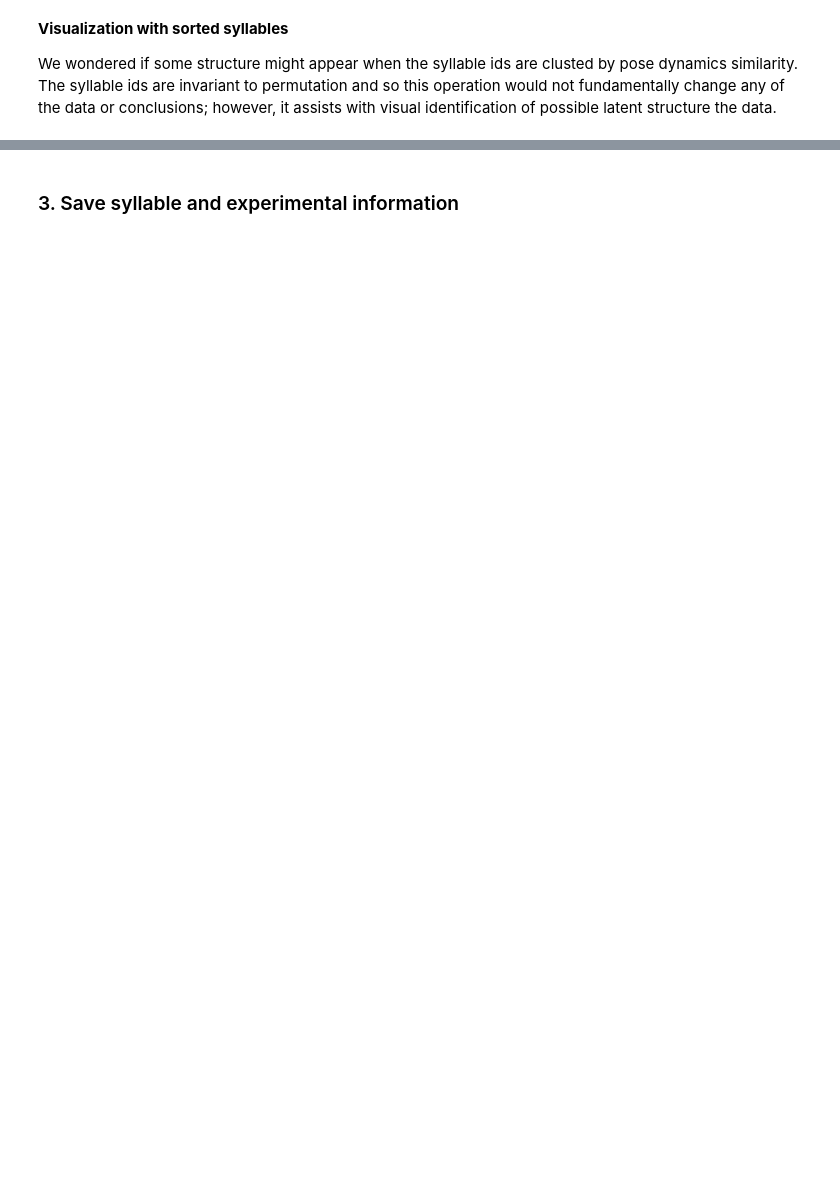
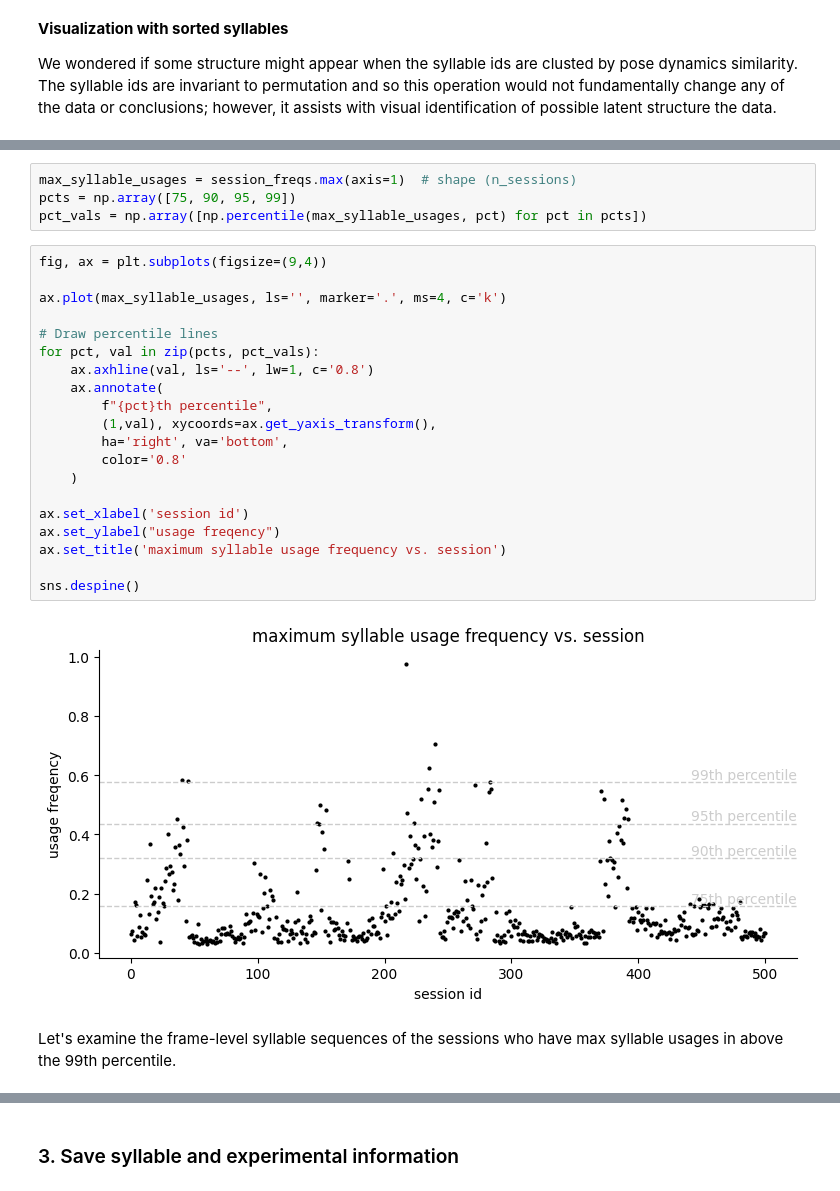
Before and after one commit to lindermanlab/dirichlet-tucker, a Jupyter notebook: analysis/moseq-drugs/notebooks/A01-Preprocess-original-dataset.ipynb, the cells around one changed output, grey strips where cells are left out. Cells and saved outputs as stored; diff of their text form; blank space fills up the shorter version.

```diff
--- a/analysis/moseq-drugs/notebooks/A01-Preprocess-original-dataset.ipynb
+++ b/analysis/moseq-drugs/notebooks/A01-Preprocess-original-dataset.ipynb
@@ -519,0 +533,28 @@ Square root of syllable usage frequency per session, with syllable ids permuted
+# %%
+max_syllable_usages = session_freqs.max(axis=1)  # shape (n_sessions)
+pcts = np.array([75, 90, 95, 99])
+pct_vals = np.array([np.percentile(max_syllable_usages, pct) for pct in pcts])
+# %%
+fig, ax = plt.subplots(figsize=(9,4))
+
+ax.plot(max_syllable_usages, ls='', marker='.', ms=4, c='k')
+
+# Draw percentile lines
+for pct, val in zip(pcts, pct_vals):
+    ax.axhline(val, ls='--', lw=1, c='0.8')
+    ax.annotate(
+        f"{pct}th percentile",
+        (1,val), xycoords=ax.get_yaxis_transform(),
+        ha='right', va='bottom',
+        color='0.8'
+    )
+
+ax.set_xlabel('session id')
+ax.set_ylabel("usage freqency")
+ax.set_title('maximum syllable usage frequency vs. session')
+
+sns.despine()
+# %% [output]
+[figure, added]
+# %% [markdown]
+Let's examine the frame-level syllable sequences of the sessions who have max syllable usages in above the 99th percentile.
```
Also changed, not shown: parts of 22 cells of this notebook.
